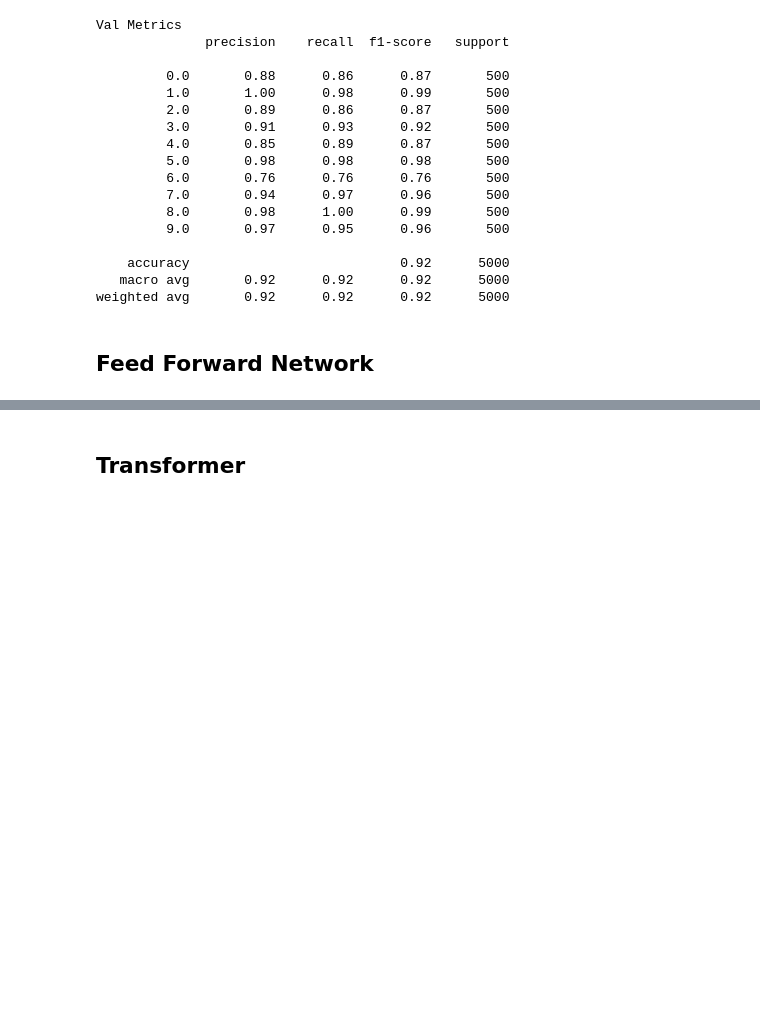
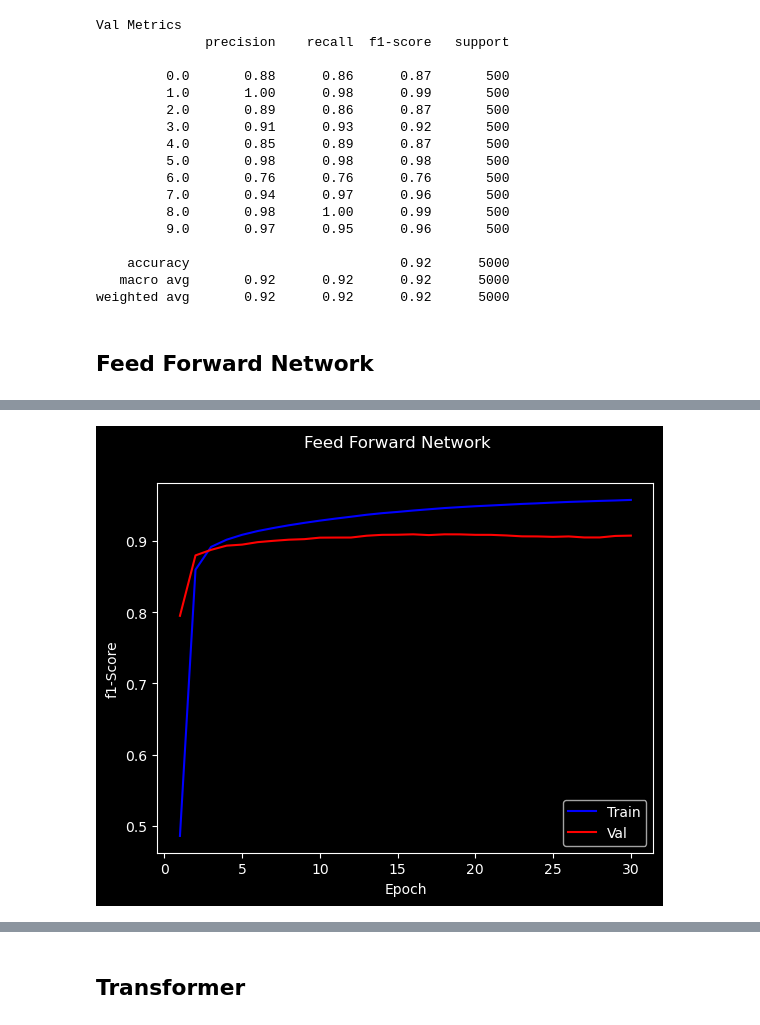
Before and after one commit to xiuyu-lana/Data_Mining_Project_Group_19, a Jupyter notebook: vit_main.ipynb, the cells around one changed output, grey strips where cells are left out. Drawn from its saved outputs; the diff is of its cells as text; code cells hidden in the pictures; blank space fills up the shorter version.

```diff
--- a/vit_main.ipynb
+++ b/vit_main.ipynb
@@ -441,0 +556,10 @@ weighted avg       0.92      0.92      0.92      5000
+# %%
+plt.plot(range(1, len(train_f1_score)+1), train_f1_score, label = 'Train', c='blue')
+plt.plot(range(1, len(val_f1_score)+1), val_f1_score, label = 'Val', c='red')
+plt.xlabel('Epoch')
+plt.ylabel('f1-Score')
+plt.suptitle('Feed Forward Network')
+plt.legend()
+plt.show()
+# %% [output]
+[figure, added]
```
Also changed, not shown: parts of 8 cells of this notebook, 1 other file.
